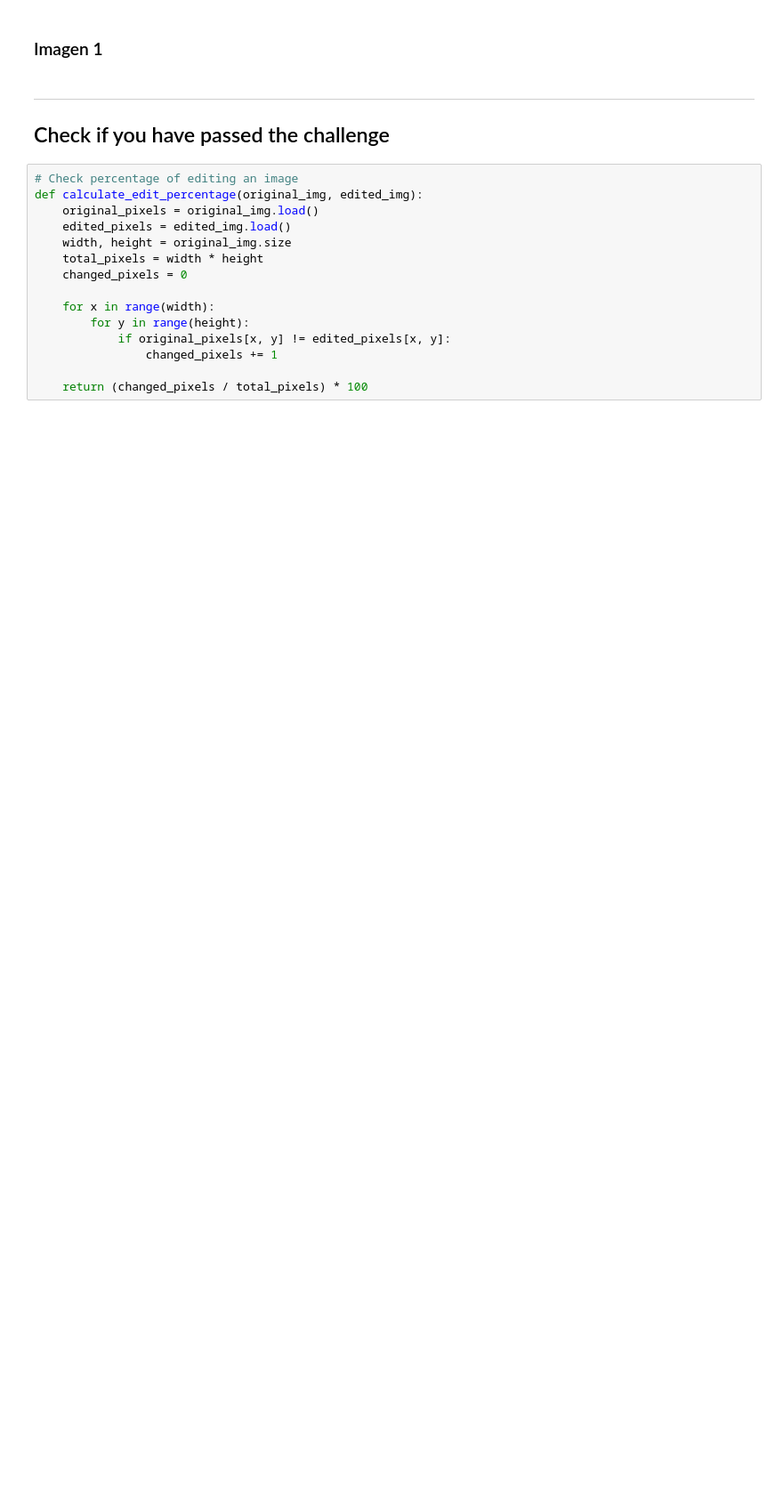
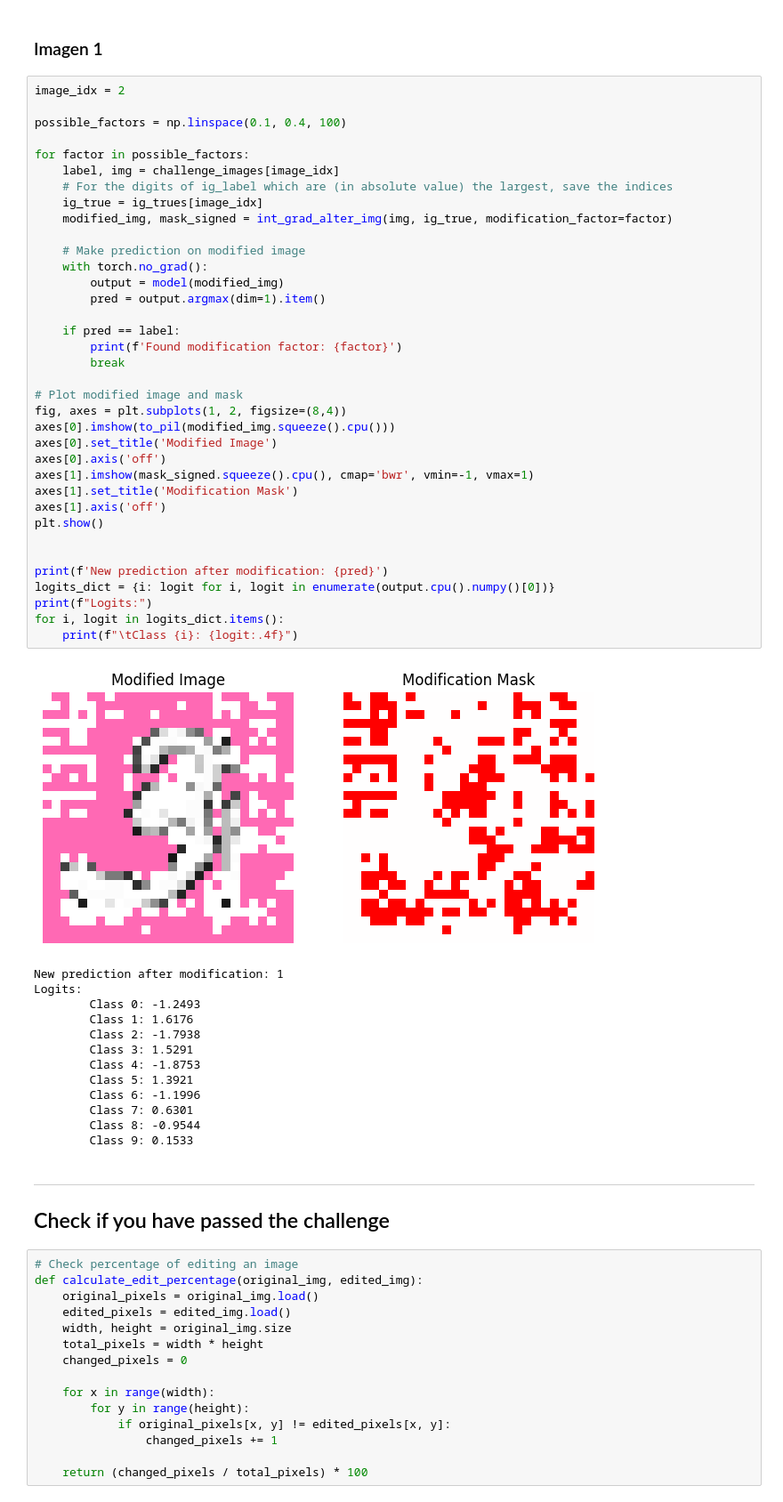
Before and after one commit to ICAI-IMAT-XAI/p2-computer-vision-nachoyadri, a Jupyter notebook: notebook/challenge.ipynb, the cells around one changed output. Shown at 89% size. Saved outputs shown, nothing was run; the diff lists cells and outputs as text; blank space fills up the shorter version.

Commit message:
image 3 done

```diff
--- a/notebook/challenge.ipynb
+++ b/notebook/challenge.ipynb
@@ -198,5 +240,55 @@ for image_idx in [1]:
 # %% [markdown]
 ### Imagen 1
+# %%
+image_idx = 2
+
+possible_factors = np.linspace(0.1, 0.4, 100)
+
+for factor in possible_factors:
+    label, img = challenge_images[image_idx]
+    # For the digits of ig_label which are (in absolute value) the largest, save the indices
+    ig_true = ig_trues[image_idx]
+    modified_img, mask_signed = int_grad_alter_img(img, ig_true, modification_factor=factor)
+
+    # Make prediction on modified image
+    with torch.no_grad():
+        output = model(modified_img)
+        pred = output.argmax(dim=1).item()
+
+    if pred == label:
+        print(f'Found modification factor: {factor}')
+        break
+
+# Plot modified image and mask
+fig, axes = plt.subplots(1, 2, figsize=(8,4))
+axes[0].imshow(to_pil(modified_img.squeeze().cpu()))
+axes[0].set_title('Modified Image')
+axes[0].axis('off')
+axes[1].imshow(mask_signed.squeeze().cpu(), cmap='bwr', vmin=-1, vmax=1)
+axes[1].set_title('Modification Mask')
+axes[1].axis('off')
+plt.show()
+
+
+print(f'New prediction after modification: {pred}')
+logits_dict = {i: logit for i, logit in enumerate(output.cpu().numpy()[0])}
+print(f"Logits:")
+for i, logit in logits_dict.items():
+    print(f"\tClass {i}: {logit:.4f}")
+# %% [output]
+[figure, added]
+New prediction after modification: 1
+Logits:
+        Class 0: -1.2493
+        Class 1: 1.6176
+        Class 2: -1.7938
+        Class 3: 1.5291
+        Class 4: -1.8753
+        Class 5: 1.3921
+        Class 6: -1.1996
+        Class 7: 0.6301
+        Class 8: -0.9544
+        Class 9: 0.1533
 # %% [markdown]
 ---
 ## Check if you have passed the challenge
```
Also changed, not shown: parts of 3 cells of this notebook.
